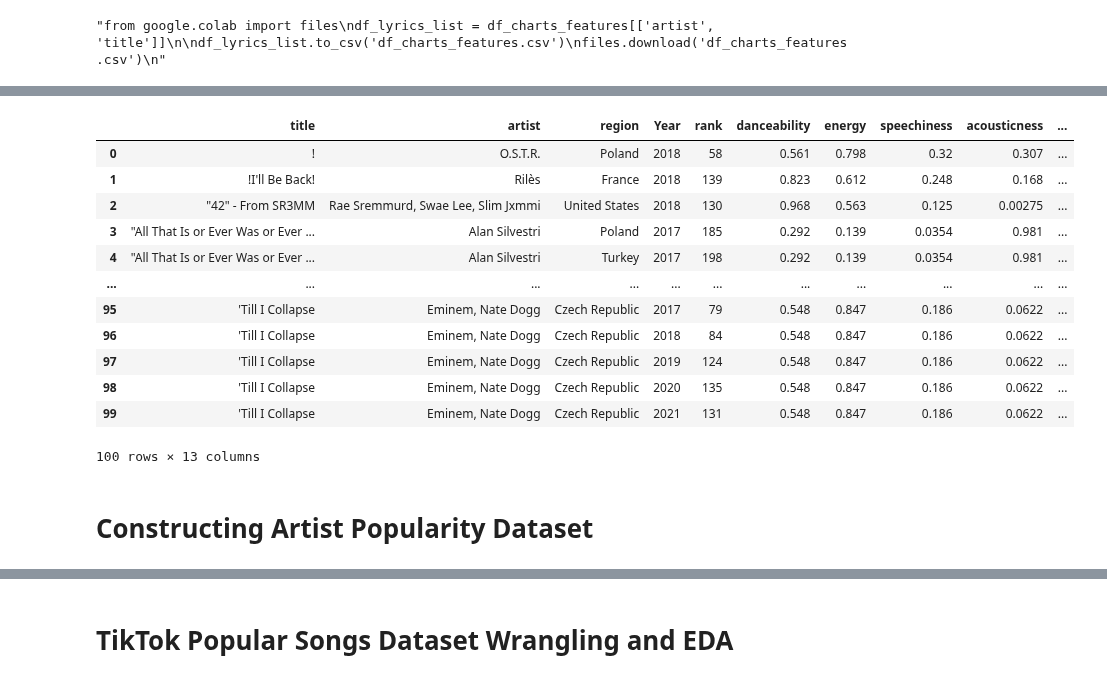
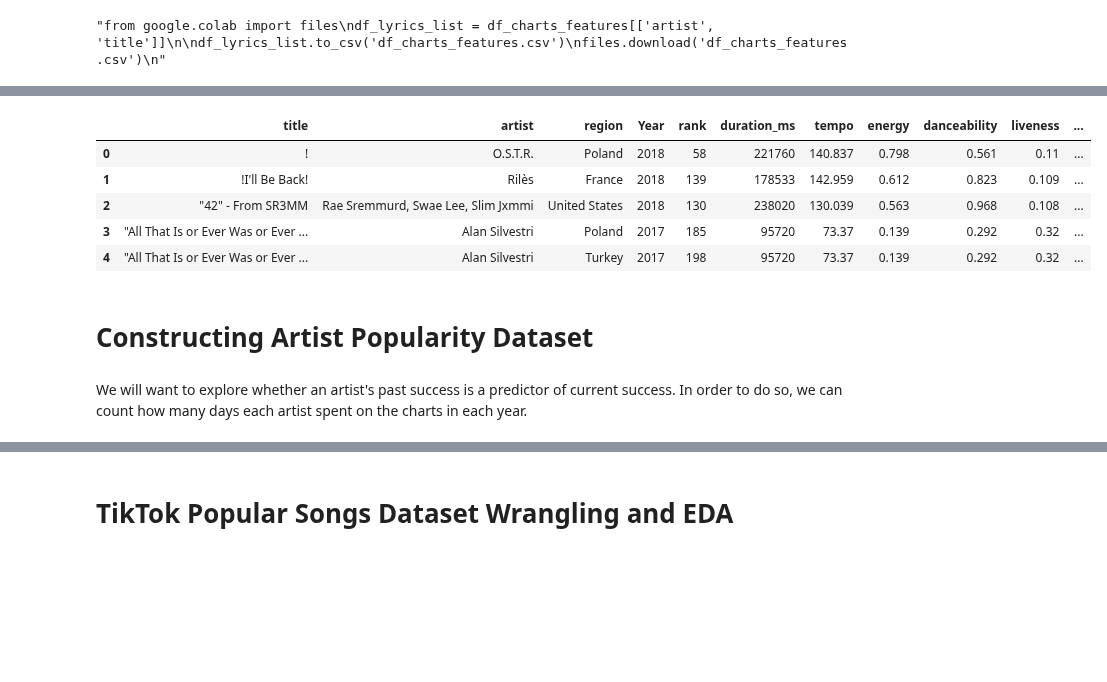
Before and after one commit to Joseph-Willem-Ricci/5450-final-project, a Jupyter notebook: CIS5450_Project.ipynb, the cells around one changed output, grey strips where cells are left out. Cells and saved outputs as stored; diff of their text form; code cells hidden in the pictures; blank space fills up the shorter version.

```diff
--- a/CIS5450_Project.ipynb
+++ b/CIS5450_Project.ipynb
@@ -380,0 +300,5 @@ print([col for col in df_song_features_12.columns])
+# %%
+all_features_dfs = [df_song_features_1, df_song_features_2, df_song_features_3, df_song_features_4, df_song_features_5, df_song_features_6,
+                    df_song_features_7, df_song_features_8, df_song_features_9, df_song_features_10, df_song_features_11, df_song_features_12]
+for df in all_features_dfs:
+    print([col for col in df.columns])
@@ -383,21 +320,12 @@ Common columns:
 
 title, artist, tempo, energy, danceability, liveness, valence, duration, acousticness, speechiness
 # %%
-features_1_drop_cols = ['loudness', 'album', 'id', 'album_id', 'artist_ids', 'track_number', 'disc_number', 'explicit', 'key', 'mode', 'instrumentalness', 'time_signature', 'year', 'release_date']
-features_2_drop_cols = ['dB', 'year released', 'added', 'pop', 'top year', 'artist type', 'top genre']
-features_3_drop_cols = ['Chord', 'Loudness', 'Index', 'Highest Charting Position', 'Number of Times Charted', 'Week of Highest Charting', 'Streams', 'Artist Followers', 'Song ID', 'Genre', 'Release Date', 'Weeks Charted', 'Popularity']
-features_4_drop_cols = ['loudness', 'Unnamed: 0', 'track_id', 'album_name', 'popularity', 'explicit', 'key', 'mode', 'instrumentalness', 'time_signature', 'track_genre']
-features_5_drop_cols = ['loudness', 'year', 'explicit', 'id', 'instrumentalness', 'key', 'mode', 'popularity', 'release_date']
-features_6_drop_cols = ['loudness', 'genre', 'track_id', 'popularity', 'instrumentalness', 'key', 'mode', 'time_signature']
-features_7_drop_cols = ['id', 'name', 'release_date', 'total_tracks', 't_key0', 't_mode0', 't_ins0', 't_sig0', 'popularity']
-features_8_drop_cols = ['id', 'name', 'release_date', 'total_tracks', 't_key1', 't_mode1', 't_ins1', 't_sig1', 'popularity']
-features_9_drop_cols = ['id', 'name', 'release_date', 'total_tracks', 't_key2', 't_mode2', 't_ins2', 't_sig2', 'popularity']
-features_10_drop_cols = ['id', 'name', 'release_date', 'total_tracks', 't_key0', 't_mode0', 't_ins0', 't_sig0']
-features_11_drop_cols = ['id', 'name', 'release_date', 'total_tracks', 't_key1', 't_mode1', 't_ins1', 't_sig1']
-features_12_drop_cols = ['id', 'name', 'release_date', 'total_tracks', 't_key2', 't_mode2', 't_ins2', 't_sig2']
-
+features_1_rename_map = {}
 features_2_rename_map = {'bpm': 'tempo', 'nrgy': 'energy', 'dnce': 'danceability', 'live': 'liveness', 'val': 'valence', 'dur': 'duration_ms', 'acous': 'acousticness', 'spch': 'speechiness'}
 features_3_rename_map = {'Danceability': 'danceability', 'Energy': 'energy', 'Speechiness': 'speechiness', 'Acousticness': 'acousticness', 'Liveness': 'liveness', 'Tempo': 'tempo', 'Duration (ms)': 'duration_ms', 'Valence': 'valence'}
+features_4_rename_map = {}
+features_5_rename_map = {}
+features_6_rename_map = {}
 features_7_rename_map = {'t_dance0': 'danceability', 't_energy0': 'energy', 't_speech0': 'speechiness', 't_acous0': 'acousticness', 't_live0': 'liveness', 't_tempo0': 'tempo', 't_dur0': 'duration_ms', 't_val0': 'valence'}
 features_8_rename_map = {'t_dance1': 'danceability', 't_energy1': 'energy', 't_speech1': 'speechiness', 't_acous1': 'acousticness', 't_live1': 'liveness', 't_tempo1': 'tempo', 't_dur1': 'duration_ms', 't_val1': 'valence'}
 features_9_rename_map = {'t_dance2': 'danceability', 't_energy2': 'energy', 't_speech2': 'speechiness', 't_acous2': 'acousticness', 't_live2': 'liveness', 't_tempo2': 'tempo', 't_dur2': 'duration_ms', 't_val2': 'valence'}
@@ -405,17 +333,10 @@ features_10_rename_map = {'t_dance0': 'danceability', 't_energy0': 'energy', 't_
 features_11_rename_map = {'t_dance1': 'danceability', 't_energy1': 'energy', 't_speech1': 'speechiness', 't_acous1': 'acousticness', 't_live1': 'liveness', 't_tempo1': 'tempo', 't_dur1': 'duration_ms', 't_val1': 'valence'}
 features_12_rename_map = {'t_dance2': 'danceability', 't_energy2': 'energy', 't_speech2': 'speechiness', 't_acous2': 'acousticness', 't_live2': 'liveness', 't_tempo2': 'tempo', 't_dur2': 'duration_ms', 't_val2': 'valence'}
 
-df_song_features_1 = df_song_features_1.drop(columns=features_1_drop_cols)
-df_song_features_2 = df_song_features_2.drop(columns=features_2_drop_cols).rename(columns=features_2_rename_map)
-df_song_features_3 = df_song_features_3.drop(columns=features_3_drop_cols).rename(columns=features_3_rename_map)
-df_song_features_4 = df_song_features_4.drop(columns=features_4_drop_cols)
-df_song_features_5 = df_song_features_5.drop(columns=features_5_drop_cols)
-df_song_features_6 = df_song_features_6.drop(columns=features_6_drop_cols)
-df_song_features_7 = df_song_features_7.drop(columns=features_7_drop_cols).rename(columns=features_7_rename_map)
-df_song_features_8 = df_song_features_8.drop(columns=features_8_drop_cols).rename(columns=features_8_rename_map)
-df_song_features_9 = df_song_features_9.drop(columns=features_9_drop_cols).rename(columns=features_9_rename_map)
-df_song_features_10 = df_song_features_10.drop(columns=features_10_drop_cols).rename(columns=features_10_rename_map)
-df_song_features_11 = df_song_features_11.drop(columns=features_11_drop_cols).rename(columns=features_11_rename_map)
-df_song_features_12 = df_song_features_12.drop(columns=features_12_drop_cols).rename(columns=features_12_rename_map)
+rename_maps = [features_1_rename_map, features_2_rename_map, features_3_rename_map, features_4_rename_map, features_5_rename_map, features_6_rename_map,
+               features_7_rename_map, features_8_rename_map, features_9_rename_map, features_10_rename_map, features_11_rename_map, features_12_rename_map]
+
+for i in range(len(all_features_dfs)):
+    all_features_dfs[i] = all_features_dfs[i].rename(columns=rename_maps[i])[['title', 'artist', 'duration_ms', 'tempo', 'energy', 'danceability', 'liveness', 'valence', 'acousticness', 'speechiness']]
 # %% [markdown]
 Check that all features dataframes have the same columns now:
@@ -448,7 +359,7 @@ print(([col for col in df_song_features_12.columns.sort_values()]))
 # %% [markdown]
 Now lets concatenate all of these features dataframes into one and do an inner join with `feature_matches`, the songs with features that are in `df_charts` to get the final, combined features dataset
 # %%
-df_features = pd.concat([df_song_features_1, df_song_features_2, df_song_features_3, df_song_features_4, df_song_features_5, df_song_features_6, df_song_features_7, df_song_features_8, df_song_features_9, df_song_features_10, df_song_features_11, df_song_features_12], axis=0, ignore_index=True)
+df_features = pd.concat(all_features_dfs, axis=0, ignore_index=True)
 df_features = df_features.dropna()
 df_features_artist_format_1 = pd.merge(df_features, feature_matches, left_on=['title', 'artist'], right_on=['title', 'artist_y'], how='inner', suffixes=("", "_x"))  # 'artist' in the format of df_charts
 df_features_artist_format_2 = pd.merge(df_features, feature_matches, on=['title', 'artist'], how='inner')  # 'artist' in the format of features dfs
@@ -547,23 +448,18 @@ df_viral50 = df_charts.query('chart == "viral50"').drop(columns=['date', 'chart'
 df_top200_features = pd.merge(df_top200, df_features, on=['title', 'artist'], how='inner')
 df_viral50_features = pd.merge(df_viral50, df_features, on=['title', 'artist'], how='inner')
 # %%
-df_top200_features.head(100)
+df_top200_features.head()
 # %% [output]
-|  | title | artist | region | Year | rank | danceability | energy | speechiness | acousticness | ... |
-| 0 | ! | O.S.T.R. | Poland | 2018 | 58 | 0.561 | 0.798 | 0.32 | 0.307 | ... |
-| 1 | !I'll Be Back! | Rilès | France | 2018 | 139 | 0.823 | 0.612 | 0.248 | 0.168 | ... |
-| 2 | "42" - From SR3MM | Rae Sremmurd, Swae Lee, Slim Jxmmi | United States | 2018 | 130 | 0.968 | 0.563 | 0.125 | 0.00275 | ... |
-| 3 | "All That Is or Ever Was or Ever ... | Alan Silvestri | Poland | 2017 | 185 | 0.292 | 0.139 | 0.0354 | 0.981 | ... |
-| 4 | "All That Is or Ever Was or Ever ... | Alan Silvestri | Turkey | 2017 | 198 | 0.292 | 0.139 | 0.0354 | 0.981 | ... |
-| ... | ... | ... | ... | ... | ... | ... | ... | ... | ... | ... |
-| 95 | 'Till I Collapse | Eminem, Nate Dogg | Czech Republic | 2017 | 79 | 0.548 | 0.847 | 0.186 | 0.0622 | ... |
-| 96 | 'Till I Collapse | Eminem, Nate Dogg | Czech Republic | 2018 | 84 | 0.548 | 0.847 | 0.186 | 0.0622 | ... |
-| 97 | 'Till I Collapse | Eminem, Nate Dogg | Czech Republic | 2019 | 124 | 0.548 | 0.847 | 0.186 | 0.0622 | ... |
-| 98 | 'Till I Collapse | Eminem, Nate Dogg | Czech Republic | 2020 | 135 | 0.548 | 0.847 | 0.186 | 0.0622 | ... |
-| 99 | 'Till I Collapse | Eminem, Nate Dogg | Czech Republic | 2021 | 131 | 0.548 | 0.847 | 0.186 | 0.0622 | ... |
+|  | title | artist | region | Year | rank | duration_ms | tempo | energy | danceability | liveness | ... |
+| 0 | ! | O.S.T.R. | Poland | 2018 | 58 | 221760 | 140.837 | 0.798 | 0.561 | 0.11 | ... |
+| 1 | !I'll Be Back! | Rilès | France | 2018 | 139 | 178533 | 142.959 | 0.612 | 0.823 | 0.109 | ... |
+| 2 | "42" - From SR3MM | Rae Sremmurd, Swae Lee, Slim Jxmmi | United States | 2018 | 130 | 238020 | 130.039 | 0.563 | 0.968 | 0.108 | ... |
+| 3 | "All That Is or Ever Was or Ever ... | Alan Silvestri | Poland | 2017 | 185 | 95720 | 73.37 | 0.139 | 0.292 | 0.32 | ... |
+| 4 | "All That Is or Ever Was or Ever ... | Alan Silvestri | Turkey | 2017 | 198 | 95720 | 73.37 | 0.139 | 0.292 | 0.32 | ... |
-100 rows × 13 columns
 # %% [markdown]
 # Constructing Artist Popularity Dataset
+# %% [markdown]
+We will want to explore whether an artist's past success is a predictor of current success. In order to do so, we can count how many days each artist spent on the charts in each year.
 # %%
 # Copy Artist and Year from main df_charts_features table, one record per artist/Year combination
 df_trend_ranking = df_charts_features[['artist','Year']].drop_duplicates()
```
Also changed, not shown: parts of 73 cells of this notebook.
